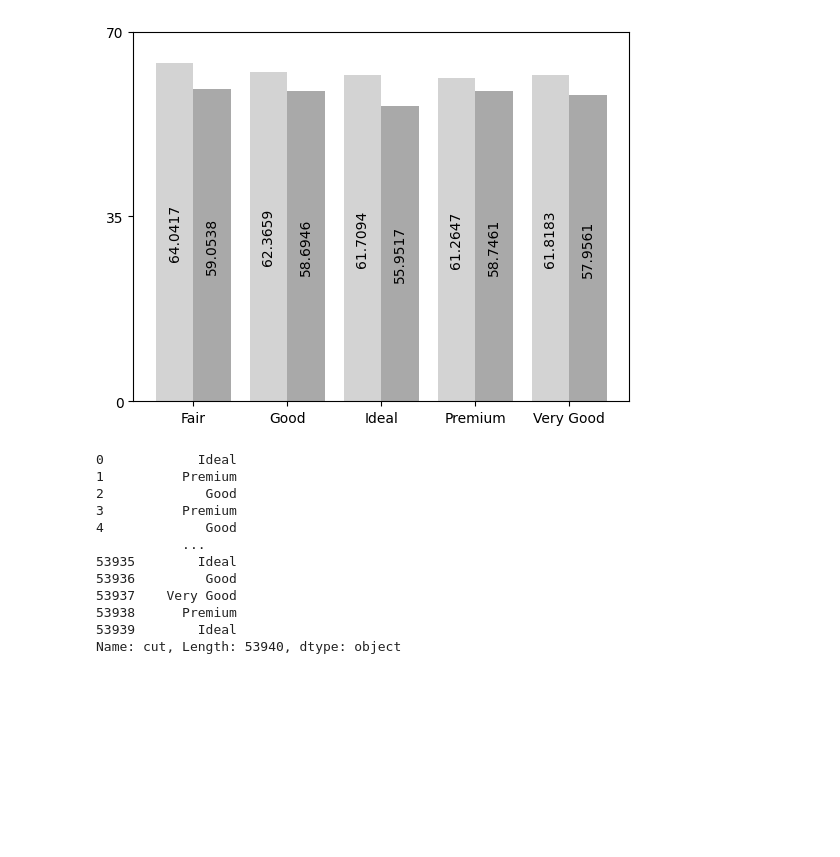
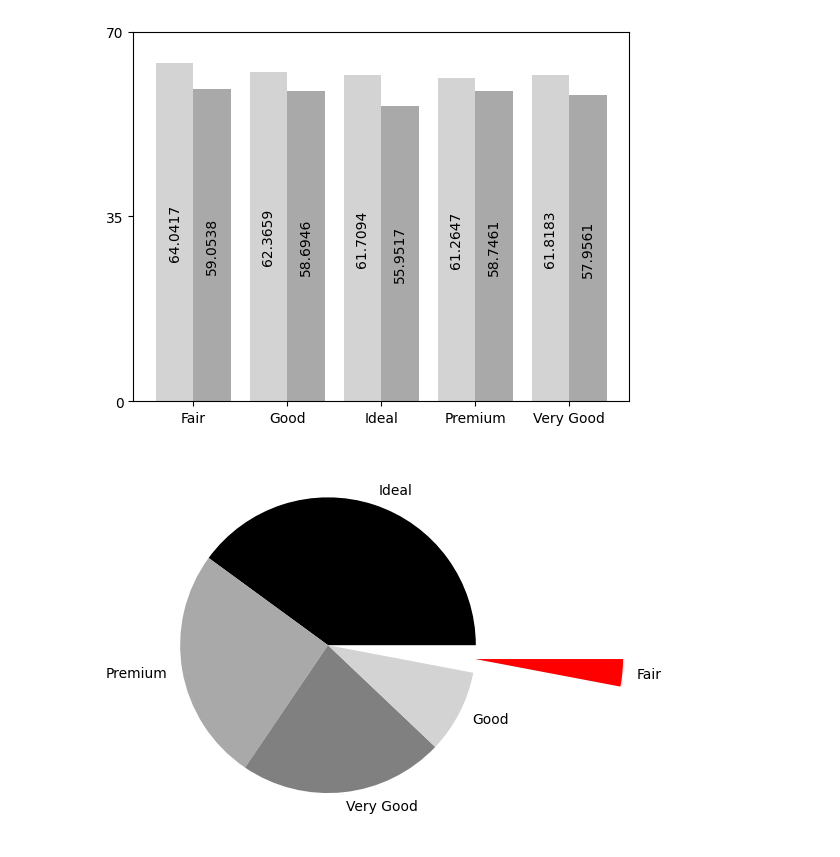
Before and after one commit to mckoh/data_visualization_dsia, a Jupyter notebook: datenvisualisierung_matplotlib.ipynb, the cells around one changed output. Cells and saved outputs as stored; diff of their text form; code cells hidden in the pictures; blank space fills up the shorter version.

```diff
--- a/datenvisualisierung_matplotlib.ipynb
+++ b/datenvisualisierung_matplotlib.ipynb
@@ -210,18 +210,14 @@ plt.yticks([0,35,70])
 plt.show()
 # %% [output]
 [figure]
-# %%
-data["cut"]
-# %% [output]
-0            Ideal
-1          Premium
-2             Good
-3          Premium
-4             Good
-           ...
-53935        Ideal
-53936         Good
-53937    Very Good
-53938      Premium
-53939        Ideal
-Name: cut, Length: 53940, dtype: object
+# %%
+plt.pie(
+    x = data["cut"].value_counts(),
+    explode=[0,0,0,0,1],
+    colors=["k","darkgrey","grey","lightgrey","red"],
+    labels=data["cut"].value_counts().index,
+    labeldistance=1.1
+)
+plt.show()
+# %% [output]
+[figure, added]
```
Also changed, not shown: parts of 1 cell of this notebook.
